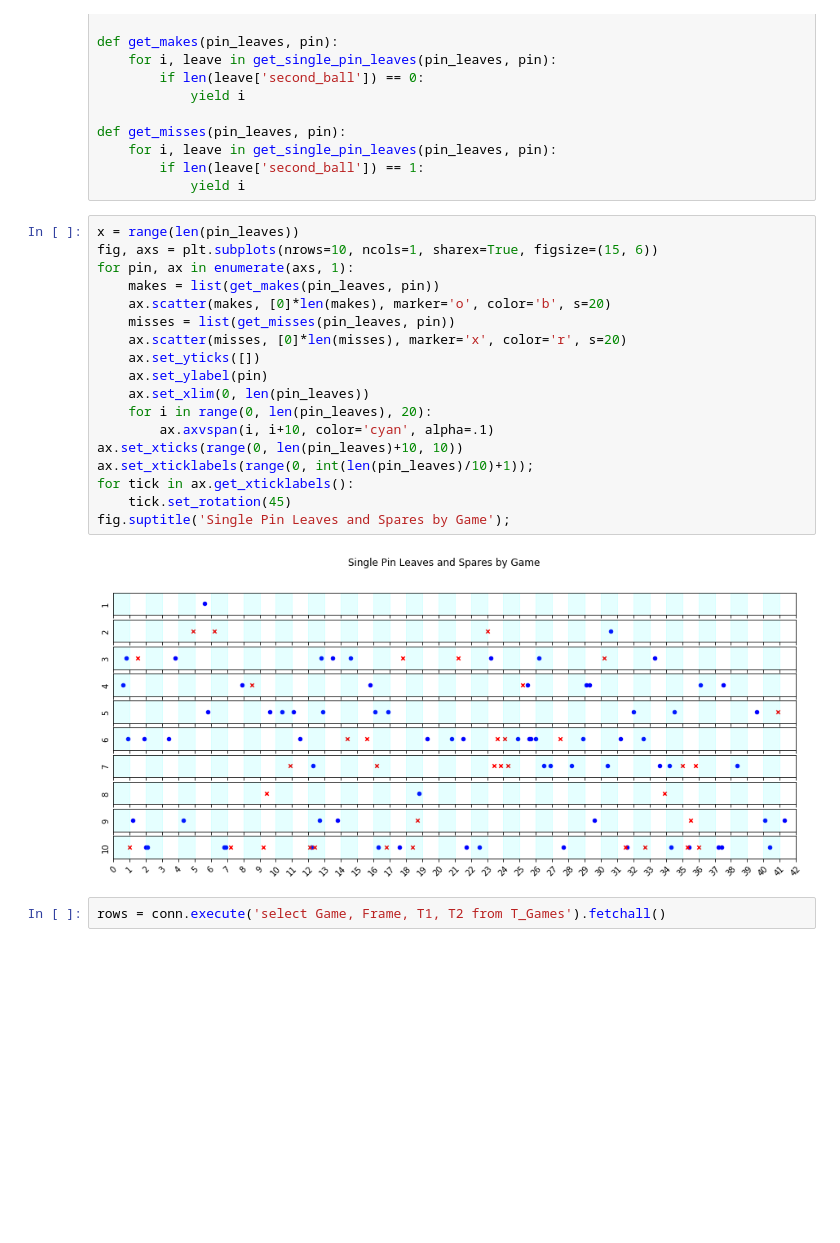
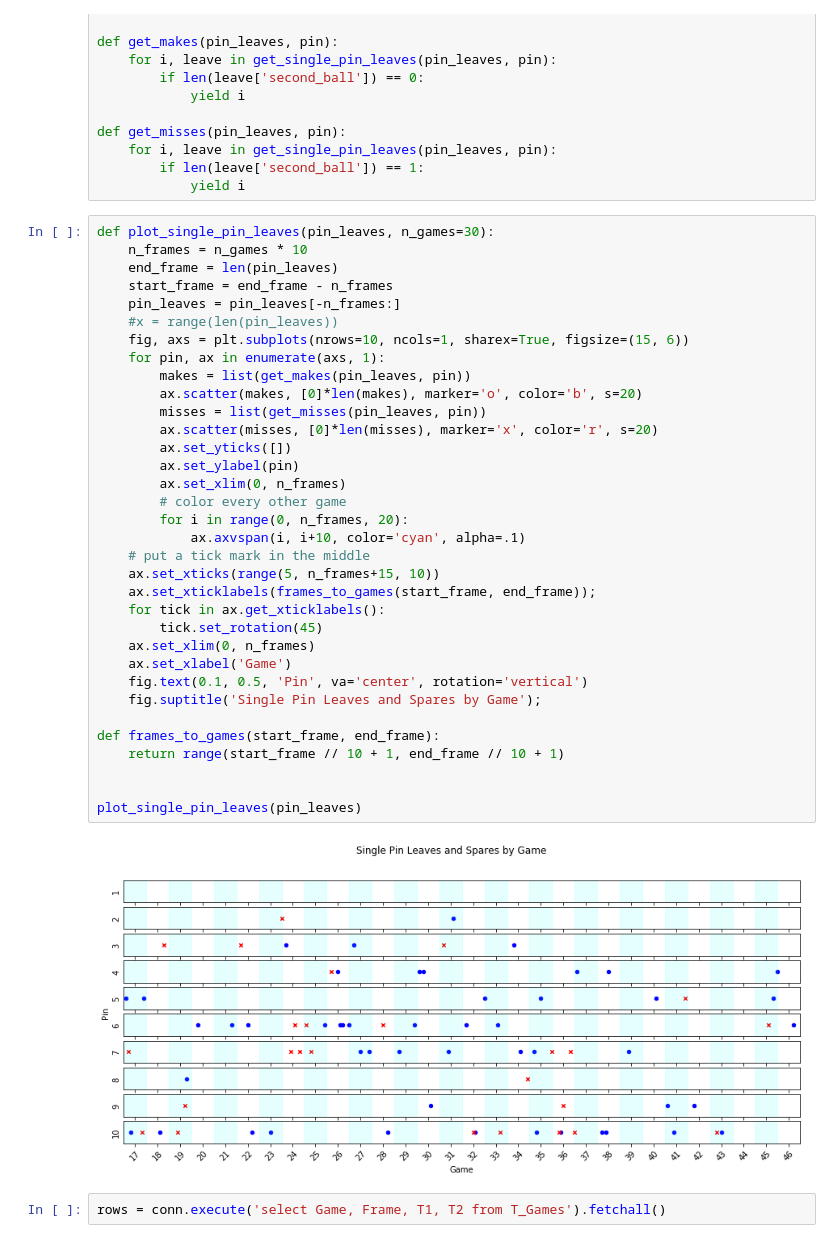
Before and after one commit to jobevers/bowlingscorer, a Jupyter notebook: Basic Stats.ipynb, the cells around one changed output. Cells and saved outputs as stored; diff of their text form; blank space fills up the shorter version.

```diff
--- a/Basic Stats.ipynb
+++ b/Basic Stats.ipynb
@@ -142,25 +149,41 @@ def get_misses(pin_leaves, pin):
         if len(leave['second_ball']) == 1:
             yield i
 # %%
-x = range(len(pin_leaves))
-fig, axs = plt.subplots(nrows=10, ncols=1, sharex=True, figsize=(15, 6))
-for pin, ax in enumerate(axs, 1):
-    makes = list(get_makes(pin_leaves, pin))
-    ax.scatter(makes, [0]*len(makes), marker='o', color='b', s=20)
-    misses = list(get_misses(pin_leaves, pin))
-    ax.scatter(misses, [0]*len(misses), marker='x', color='r', s=20)
-    ax.set_yticks([])
-    ax.set_ylabel(pin)
-    ax.set_xlim(0, len(pin_leaves))
-    for i in range(0, len(pin_leaves), 20):
-        ax.axvspan(i, i+10, color='cyan', alpha=.1)
-ax.set_xticks(range(0, len(pin_leaves)+10, 10))
-ax.set_xticklabels(range(0, int(len(pin_leaves)/10)+1));
-for tick in ax.get_xticklabels():
-    tick.set_rotation(45)
-fig.suptitle('Single Pin Leaves and Spares by Game');
+def plot_single_pin_leaves(pin_leaves, n_games=30):
+    n_frames = n_games * 10
+    end_frame = len(pin_leaves)
+    start_frame = end_frame - n_frames
+    pin_leaves = pin_leaves[-n_frames:]
+    #x = range(len(pin_leaves))
+    fig, axs = plt.subplots(nrows=10, ncols=1, sharex=True, figsize=(15, 6))
+    for pin, ax in enumerate(axs, 1):
+        makes = list(get_makes(pin_leaves, pin))
+        ax.scatter(makes, [0]*len(makes), marker='o', color='b', s=20)
+        misses = list(get_misses(pin_leaves, pin))
+        ax.scatter(misses, [0]*len(misses), marker='x', color='r', s=20)
+        ax.set_yticks([])
+        ax.set_ylabel(pin)
+        ax.set_xlim(0, n_frames)
+        # color every other game
+        for i in range(0, n_frames, 20):
+            ax.axvspan(i, i+10, color='cyan', alpha=.1)
+    # put a tick mark in the middle
+    ax.set_xticks(range(5, n_frames+15, 10))
+    ax.set_xticklabels(frames_to_games(start_frame, end_frame));
+    for tick in ax.get_xticklabels():
+        tick.set_rotation(45)
+    ax.set_xlim(0, n_frames)
+    ax.set_xlabel('Game')
+    fig.text(0.1, 0.5, 'Pin', va='center', rotation='vertical')
+    fig.suptitle('Single Pin Leaves and Spares by Game');
+
+def frames_to_games(start_frame, end_frame):
+    return range(start_frame // 10 + 1, end_frame // 10 + 1)
+
+
+plot_single_pin_leaves(pin_leaves)
 # %% [output]
-[figure, old version]
+[figure, new version]
 # %%
 rows = conn.execute('select Game, Frame, T1, T2 from T_Games').fetchall()
 # %%
```
Also changed, not shown: parts of 13 cells of this notebook.
